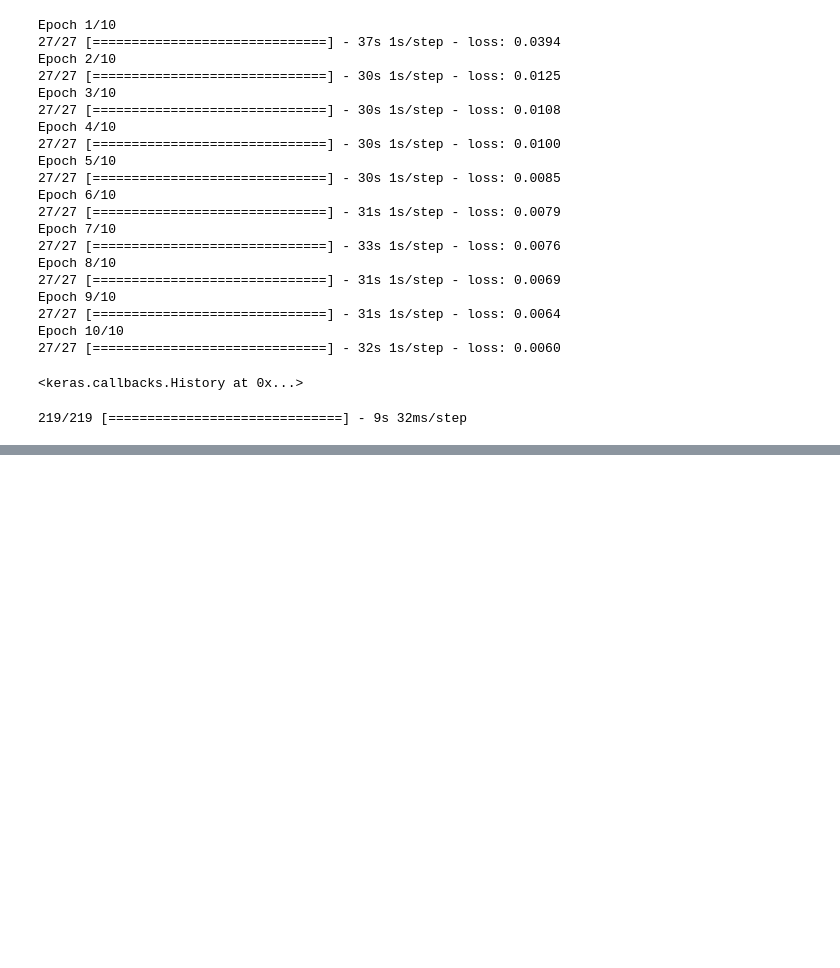
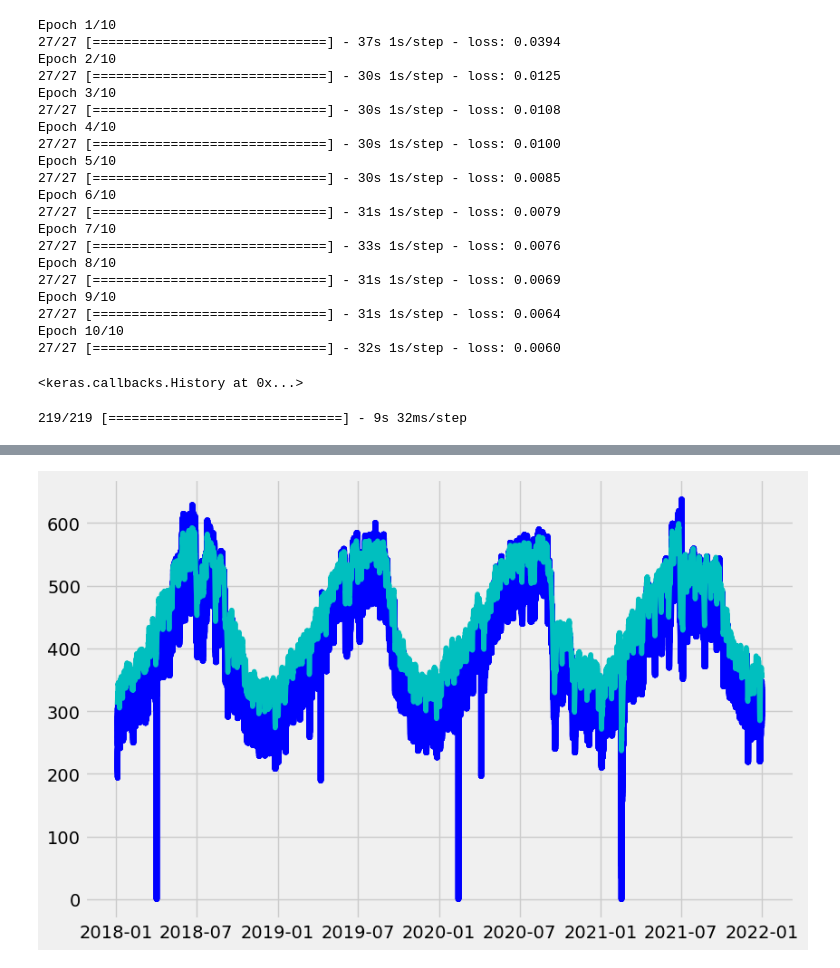
Before and after one commit to igomezv/DataScienceIntermedio, a Jupyter notebook: 5-Aplicación-de-análisis-de-datos.ipynb, the cells around one changed output, grey strips where cells are left out. Cells and saved outputs as stored; diff of their text form; code cells hidden in the pictures; blank space fills up the shorter version.

```diff
--- a/5-Aplicación-de-análisis-de-datos.ipynb
+++ b/5-Aplicación-de-análisis-de-datos.ipynb
@@ -629,0 +633,14 @@ plt.show()
+# %%
+plt.figure(figsize=(9,6))
+
+df_test = pd.DataFrame(X_test_normal)
+df_pred = pd.DataFrame(predicted_demand)
+
+df_test.index = pd.to_datetime(dates_test, format='%d/%m/%Y %H:%M')
+df_pred.index = pd.to_datetime(dates_test, format='%d/%m/%Y %H:%M')
+
+plt.plot(df_test, c='b')
+plt.plot(df_pred, c='c')
+plt.show()
+# %% [output]
+[figure, added]
```
Also changed, not shown: parts of 2 cells of this notebook.
